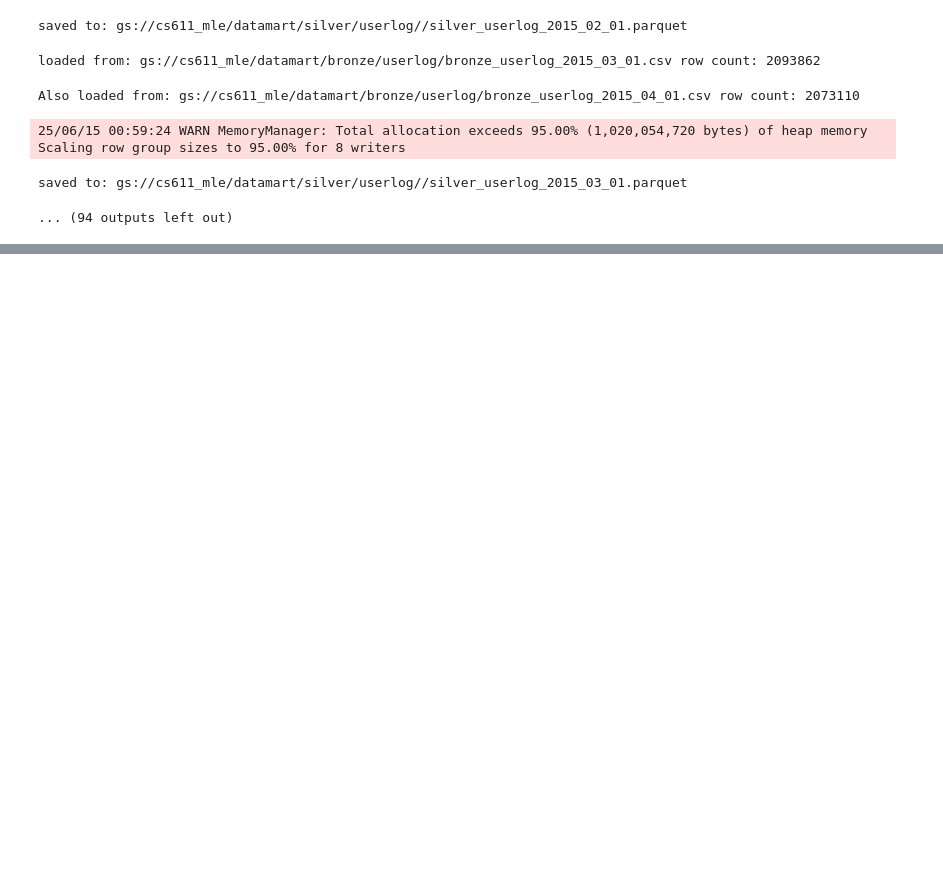
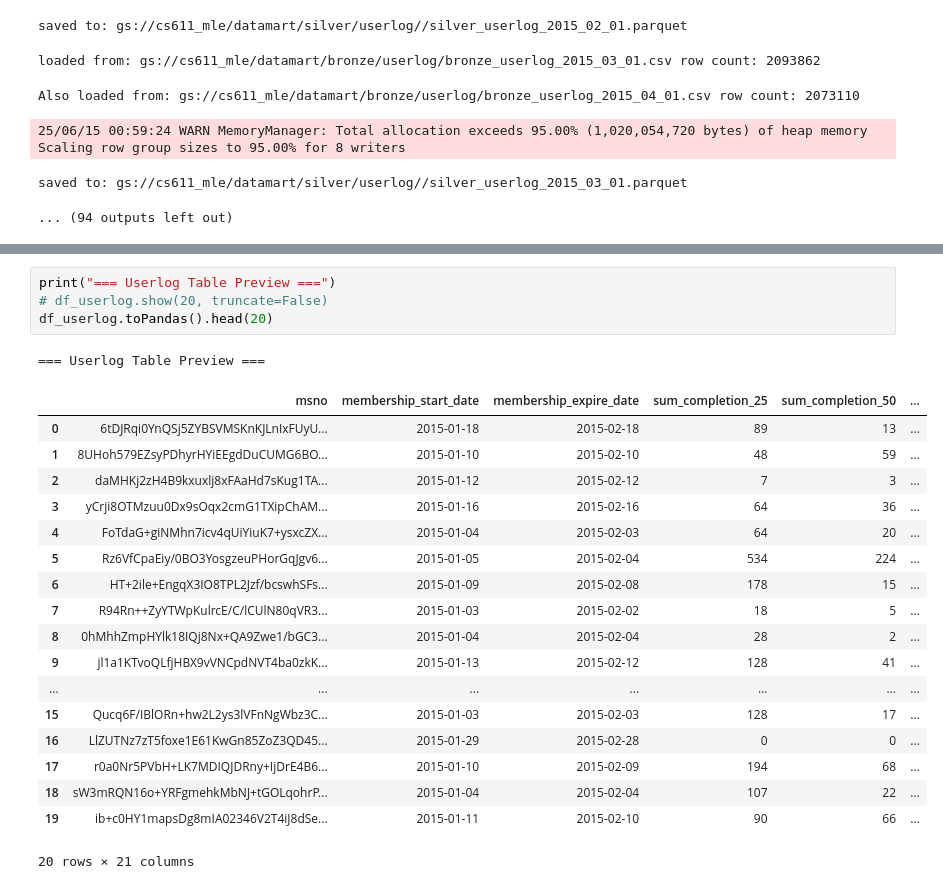
Before and after one commit to ivanckng/CS611_MLE_Group_Project, a Jupyter notebook: FeatureEngineering_Willy.ipynb, the cells around one changed output, grey strips where cells are left out. Saved outputs shown, nothing was run; the diff lists cells and outputs as text; blank space fills up the shorter version.

```diff
--- a/FeatureEngineering_Willy.ipynb
+++ b/FeatureEngineering_Willy.ipynb
@@ -278,0 +385,24 @@ saved to: gs://cs611_mle/datamart/silver/userlog//silver_userlog_2015_03_01.parq
+# %%
+print("=== Userlog Table Preview ===")
+# df_userlog.show(20, truncate=False)
+df_userlog.toPandas().head(20)
+# %% [output]
+=== Userlog Table Preview ===
+|  | msno | membership_start_date | membership_expire_date | sum_completion_25 | sum_completion_50 | ... |
+| 0 | 6tDJRqi0YnQSj5ZYBSVMSKnKJLnIxFUyU... | 2015-01-18 | 2015-02-18 | 89 | 13 | ... |
+| 1 | 8UHoh579EZsyPDhyrHYiEEgdDuCUMG6BO... | 2015-01-10 | 2015-02-10 | 48 | 59 | ... |
+| 2 | daMHKj2zH4B9kxuxlj8xFAaHd7sKug1TA... | 2015-01-12 | 2015-02-12 | 7 | 3 | ... |
+| 3 | yCrji8OTMzuu0Dx9sOqx2cmG1TXipChAM... | 2015-01-16 | 2015-02-16 | 64 | 36 | ... |
+| 4 | FoTdaG+giNMhn7icv4qUiYiuK7+ysxcZX... | 2015-01-04 | 2015-02-03 | 64 | 20 | ... |
+| 5 | Rz6VfCpaEiy/0BO3YosgzeuPHorGqJgv6... | 2015-01-05 | 2015-02-04 | 534 | 224 | ... |
+| 6 | HT+2ile+EngqX3IO8TPL2Jzf/bcswhSFs... | 2015-01-09 | 2015-02-08 | 178 | 15 | ... |
+| 7 | R94Rn++ZyYTWpKulrcE/C/lCUlN80qVR3... | 2015-01-03 | 2015-02-02 | 18 | 5 | ... |
+| 8 | 0hMhhZmpHYlk18IQj8Nx+QA9Zwe1/bGC3... | 2015-01-04 | 2015-02-04 | 28 | 2 | ... |
+| 9 | jl1a1KTvoQLfjHBX9vVNCpdNVT4ba0zkK... | 2015-01-13 | 2015-02-12 | 128 | 41 | ... |
+| ... | ... | ... | ... | ... | ... | ... |
+| 15 | Qucq6F/IBlORn+hw2L2ys3lVFnNgWbz3C... | 2015-01-03 | 2015-02-03 | 128 | 17 | ... |
+| 16 | LlZUTNz7zT5foxe1E61KwGn85ZoZ3QD45... | 2015-01-29 | 2015-02-28 | 0 | 0 | ... |
+| 17 | r0a0Nr5PVbH+LK7MDIQJDRny+IjDrE4B6... | 2015-01-10 | 2015-02-09 | 194 | 68 | ... |
+| 18 | sW3mRQN16o+YRFgmehkMbNJ+tGOLqohrP... | 2015-01-04 | 2015-02-04 | 107 | 22 | ... |
+| 19 | ib+c0HY1mapsDg8mIA02346V2T4iJ8dSe... | 2015-01-11 | 2015-02-10 | 90 | 66 | ... |
+20 rows × 21 columns
```
Also changed, not shown: parts of 8 cells of this notebook, 1 other file.
